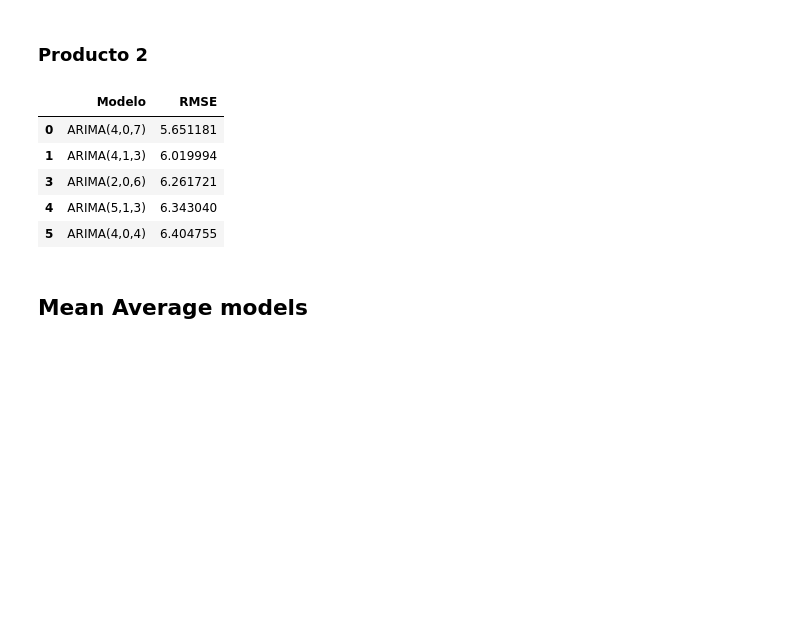
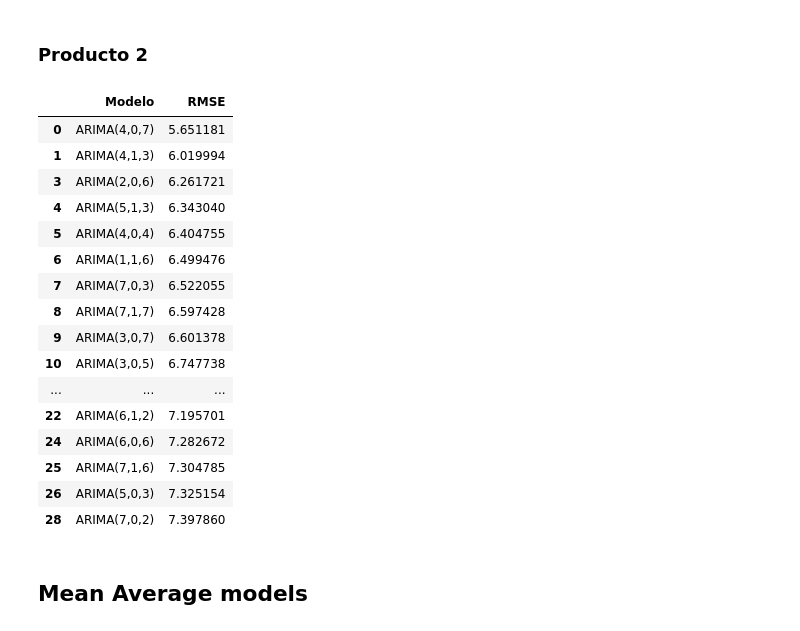
Before and after one commit to JhonattanReales21/TS_forecast_AA3_final, a Jupyter notebook: Parcial_final_jhonattanR.ipynb, the cells around one changed output. Saved outputs shown, nothing was run; the diff lists cells and outputs as text; code cells hidden in the pictures; blank space fills up the shorter version.

```diff
--- a/Parcial_final_jhonattanR.ipynb
+++ b/Parcial_final_jhonattanR.ipynb
@@ -326,24 +361,35 @@ arima_prod1_results.head(5)
 # %%
 # Funcion para ajustar modelos ARIMA con evaluación por ventana
 arima_prod2_results = ajustar_modelos_arima(
     df=df_producto2_evaluacion,
     test_init="2024-01-01",
     test_finish="2024-06-01",
     p_range=range(0,8),
     d_range=range(0,3),
     q_range=range(0,8),
 )
 
 arima_prod2_results = validar_supuestos_df(df_producto2_evaluacion, arima_prod2_results, "ARIMA", alpha=0.05)
 arima_prod2_results = arima_prod2_results[arima_prod2_results["CumpleSupuestos"] == True].drop(columns=["CumpleSupuestos"]).sort_values(by="RMSE", ascending=True)
-arima_prod2_results.head(5)
+arima_prod2_results.head(25)
 # %% [output]
 |  | Modelo | RMSE |
 | 0 | ARIMA(4,0,7) | 5.651181 |
 | 1 | ARIMA(4,1,3) | 6.019994 |
 | 3 | ARIMA(2,0,6) | 6.261721 |
 | 4 | ARIMA(5,1,3) | 6.343040 |
 | 5 | ARIMA(4,0,4) | 6.404755 |
+| 6 | ARIMA(1,1,6) | 6.499476 |
+| 7 | ARIMA(7,0,3) | 6.522055 |
+| 8 | ARIMA(7,1,7) | 6.597428 |
+| 9 | ARIMA(3,0,7) | 6.601378 |
+| 10 | ARIMA(3,0,5) | 6.747738 |
+| ... | ... | ... |
+| 22 | ARIMA(6,1,2) | 7.195701 |
+| 24 | ARIMA(6,0,6) | 7.282672 |
+| 25 | ARIMA(7,1,6) | 7.304785 |
+| 26 | ARIMA(5,0,3) | 7.325154 |
+| 28 | ARIMA(7,0,2) | 7.397860 |
 # %% [markdown]
 ## Mean Average models
 # %% [markdown]
```
Also changed, not shown: parts of 20 cells of this notebook, 1 other file.
